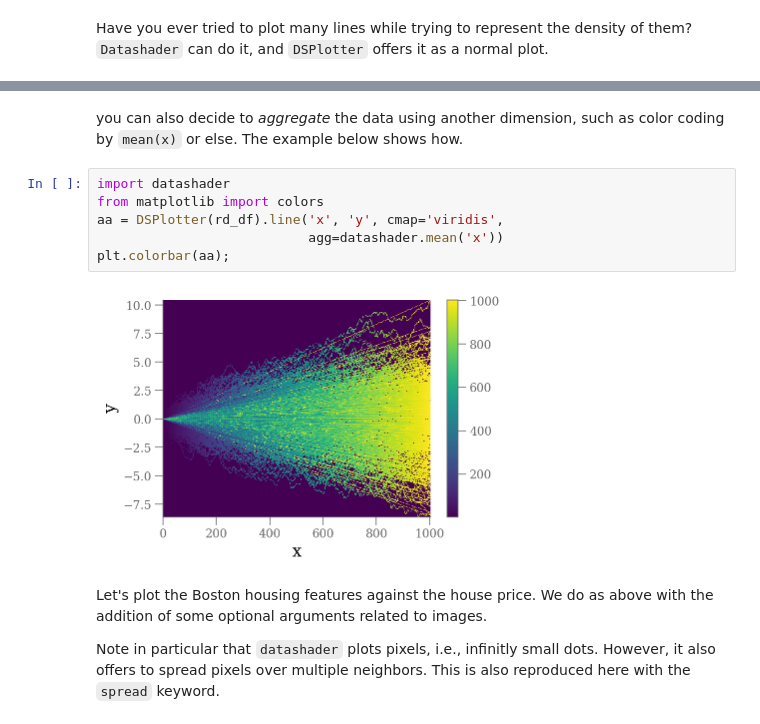
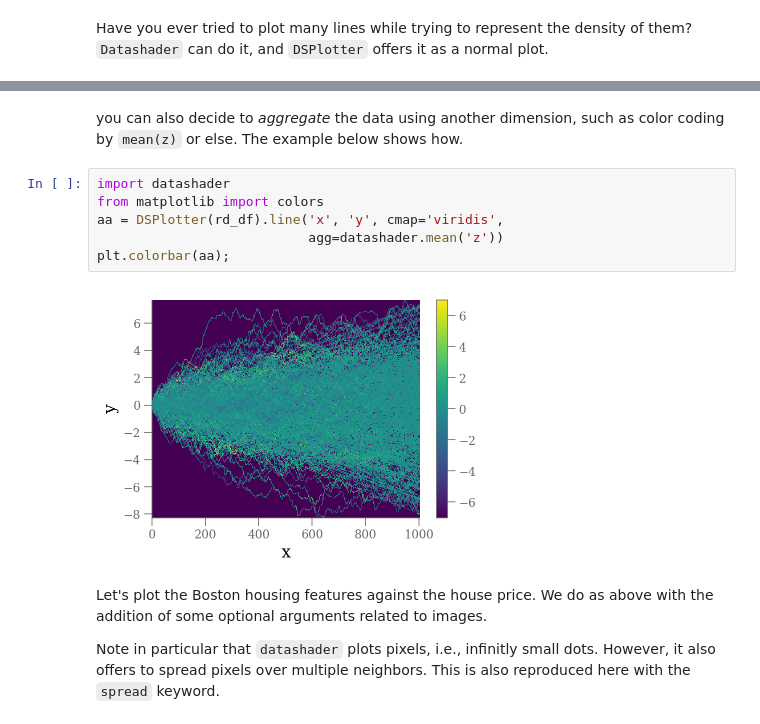
Before and after one commit to mfouesneau/ezdata, a Jupyter notebook: examples/examples.ipynb, the cells around one changed output, grey strips where cells are left out. Saved outputs shown, nothing was run; the diff lists cells and outputs as text.

Commit message:
Added example of agg with mean value

```diff
--- a/examples/examples.ipynb
+++ b/examples/examples.ipynb
@@ -218,13 +218,13 @@ plt.colorbar(aa);
 # %% [markdown]
-you can also decide to _aggregate_ the data using another dimension, such as color coding by `mean(x)` or else. The example below shows how.
+you can also decide to _aggregate_ the data using another dimension, such as color coding by `mean(z)` or else. The example below shows how.
 # %%
 import datashader
 from matplotlib import colors
 aa = DSPlotter(rd_df).line('x', 'y', cmap='viridis',
-                           agg=datashader.mean('x'))
+                           agg=datashader.mean('z'))
 plt.colorbar(aa);
 # %% [output]
-[figure, old version]
+[figure, new version]
 # %% [markdown]
 Let's plot the Boston housing features against the house price.
 We do as above with the addition of some optional arguments related to images.
```
Also changed, not shown: parts of 5 cells of this notebook.
